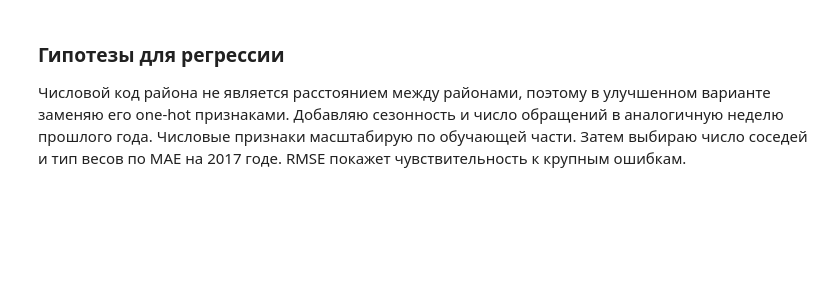
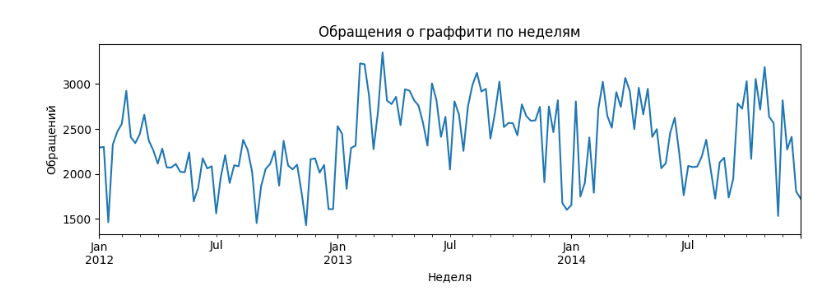
Before and after one commit to kirbasss/AI-Frameworks, a Jupyter notebook: notebooks/lab01_knn.ipynb, the cells around one changed output. Saved outputs shown, nothing was run; the diff lists cells and outputs as text; code cells hidden in the pictures; blank space fills up the shorter version.

```diff
--- a/notebooks/lab01_knn.ipynb
+++ b/notebooks/lab01_knn.ipynb
@@ -149,9 +447,7 @@ print("KNN k=5, MAE:", mean_absolute_error(val_r.y, base_reg.predict(val_r[base_
 # %%
-city_weekly = weekly.groupby("week")["y"].sum()
+city_weekly = dev_r.iloc[reg_folds[0][0]].groupby("week")["y"].sum()
 ax = city_weekly.plot(figsize=(11, 3), title="Обращения о граффити по неделям")
 ax.set(xlabel="Неделя", ylabel="Обращений")
 plt.show()
+# %% [output]
+[figure, added]
-# %% [markdown]
-### Гипотезы для регрессии
-
-Числовой код района не является расстоянием между районами, поэтому в улучшенном варианте заменяю его one-hot признаками. Добавляю сезонность и число обращений в аналогичную неделю прошлого года. Числовые признаки масштабирую по обучающей части. Затем выбираю число соседей и тип весов по MAE на 2017 годе. RMSE покажет чувствительность к крупным ошибкам.
```
Also changed, not shown: parts of 57 cells of this notebook, 11 other files.
